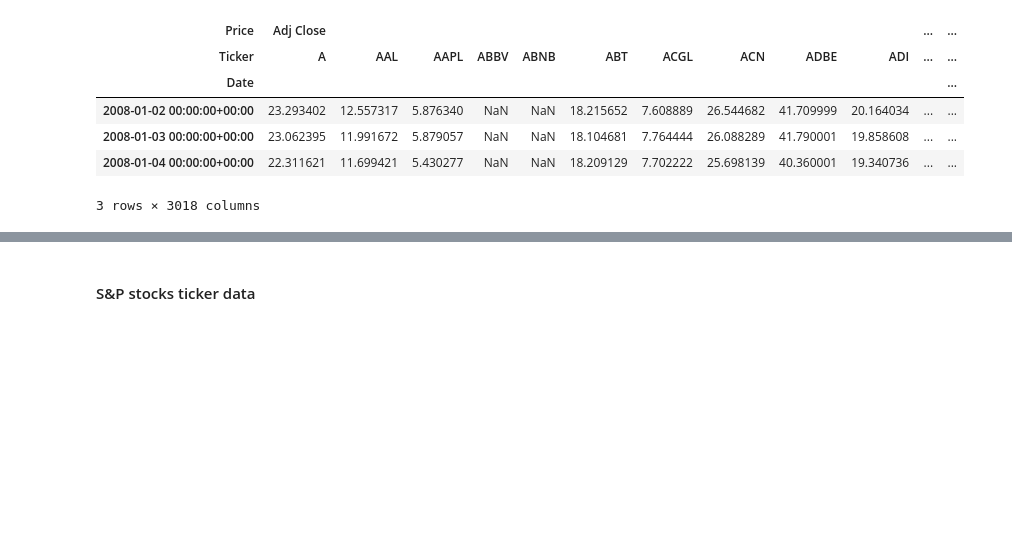
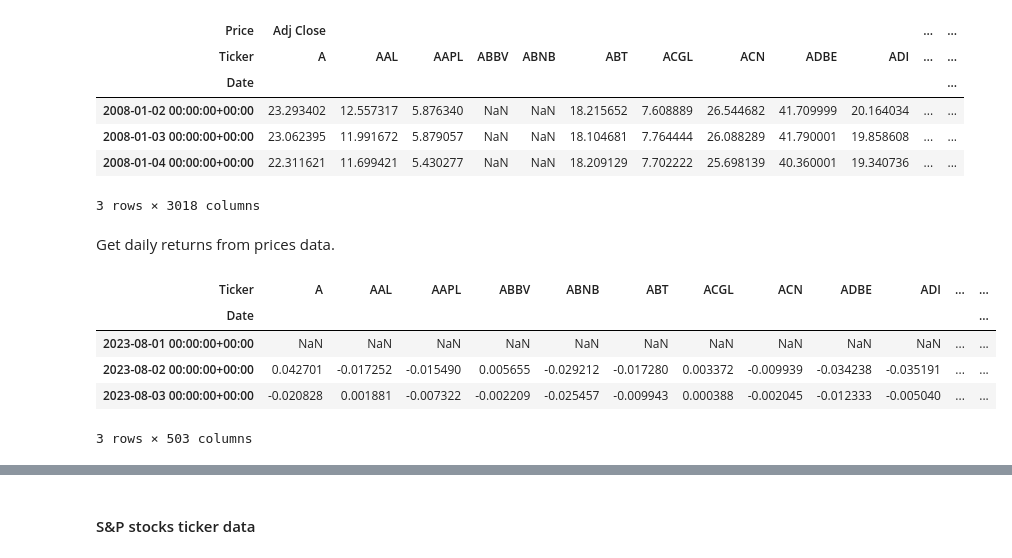
Before and after one commit to syang620/S-P-Model, a Jupyter notebook: S&P Model.ipynb, the cells around one changed output, grey strips where cells are left out. Drawn from its saved outputs; the diff is of its cells as text; code cells hidden in the pictures; blank space fills up the shorter version.

```diff
--- a/S&P Model.ipynb
+++ b/S&P Model.ipynb
@@ -25,13 +36,14 @@ pricing_date = '2024-08-30'
 # %%
+# tickers = sp.get_sp_tickers()
+# data = yf.download(tickers, period="13mo", interval="1d")
+# index_data = yf.download(index_ticker, period="13mo", interval="1d")
 # price data
-# data = sp.get_sp_data()
-
-# S&P price
 # sp500 = yf.Ticker("^GSPC")
 # sp500_constituents = sp500.history(period="1d")
 # print(sp500_constituents)
 with open('sp_components_data.pkl', 'rb') as f:
     data = pickle.load(f)
+price_data = data['Adj Close']
 data.head(3)
 # %% [output]
 | Price | Adj Close |  |  |  |  |  |  |  |  |  | ... | ... |
@@ -41,3 +53,16 @@ data.head(3)
 | 2008-01-03 00:00:00+00:00 | 23.062395 | 11.991672 | 5.879057 | NaN | NaN | 18.104681 | 7.764444 | 26.088289 | 41.790001 | 19.858608 | ... | ... |
 | 2008-01-04 00:00:00+00:00 | 22.311621 | 11.699421 | 5.430277 | NaN | NaN | 18.209129 | 7.702222 | 25.698139 | 40.360001 | 19.340736 | ... | ... |
 3 rows × 3018 columns
+# %% [markdown]
+Get daily returns from prices data.
+# %%
+price_data_13mo = price_data["2023-08-01":]
+daily_returns = price_data_13mo.pct_change()
+daily_returns.head(3)
+# %% [output]
+| Ticker | A | AAL | AAPL | ABBV | ABNB | ABT | ACGL | ACN | ADBE | ADI | ... | ... |
+| Date |  |  |  |  |  |  |  |  |  |  |  | ... |
+| 2023-08-01 00:00:00+00:00 | NaN | NaN | NaN | NaN | NaN | NaN | NaN | NaN | NaN | NaN | ... | ... |
+| 2023-08-02 00:00:00+00:00 | 0.042701 | -0.017252 | -0.015490 | 0.005655 | -0.029212 | -0.017280 | 0.003372 | -0.009939 | -0.034238 | -0.035191 | ... | ... |
+| 2023-08-03 00:00:00+00:00 | -0.020828 | 0.001881 | -0.007322 | -0.002209 | -0.025457 | -0.009943 | 0.000388 | -0.002045 | -0.012333 | -0.005040 | ... | ... |
+3 rows × 503 columns
```
Also changed, not shown: parts of 20 cells of this notebook, 1 other file.
